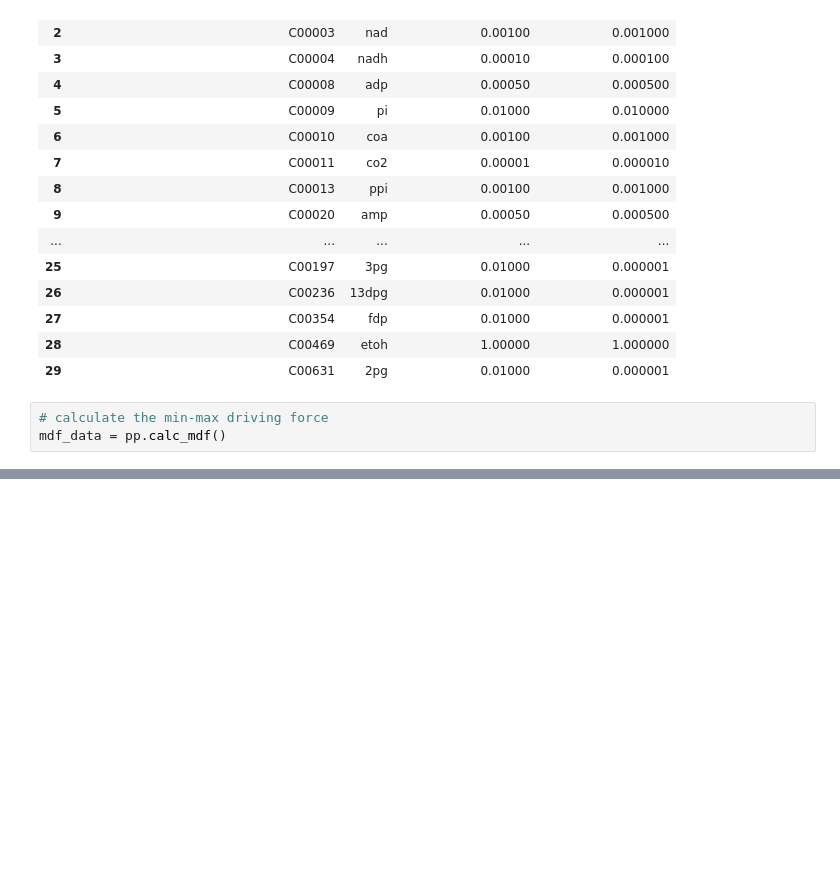
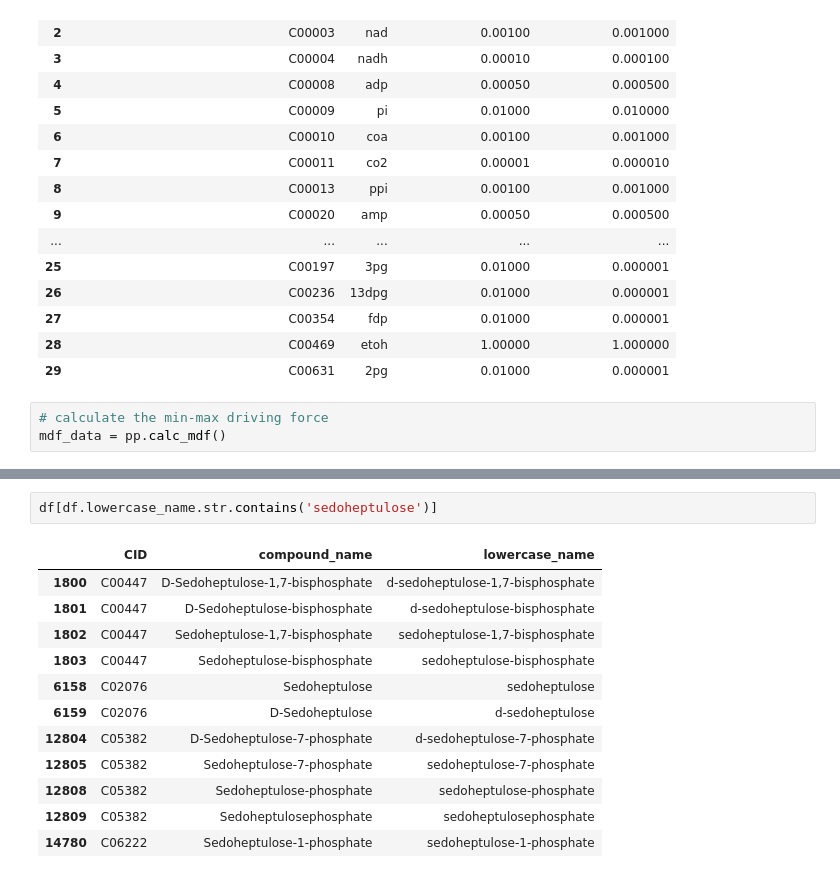
Before and after one commit to satyakamdash/Ctherm_thermo, a Jupyter notebook: Model_setup.ipynb, the cells around one changed output, grey strips where cells are left out. Drawn from its saved outputs; the diff is of its cells as text; blank space fills up the shorter version.

```diff
--- a/Model_setup.ipynb
+++ b/Model_setup.ipynb
@@ -170,0 +235,15 @@ result2 = mdf_data.conc_plot # name_to_cid doesn't seem to work the way I expect
+# %%
+df[df.lowercase_name.str.contains('sedoheptulose')]
+# %% [output]
+|  | CID | compound_name | lowercase_name |
+| 1800 | C00447 | D-Sedoheptulose-1,7-bisphosphate | d-sedoheptulose-1,7-bisphosphate |
+| 1801 | C00447 | D-Sedoheptulose-bisphosphate | d-sedoheptulose-bisphosphate |
+| 1802 | C00447 | Sedoheptulose-1,7-bisphosphate | sedoheptulose-1,7-bisphosphate |
+| 1803 | C00447 | Sedoheptulose-bisphosphate | sedoheptulose-bisphosphate |
+| 6158 | C02076 | Sedoheptulose | sedoheptulose |
+| 6159 | C02076 | D-Sedoheptulose | d-sedoheptulose |
+| 12804 | C05382 | D-Sedoheptulose-7-phosphate | d-sedoheptulose-7-phosphate |
+| 12805 | C05382 | Sedoheptulose-7-phosphate | sedoheptulose-7-phosphate |
+| 12808 | C05382 | Sedoheptulose-phosphate | sedoheptulose-phosphate |
+| 12809 | C05382 | Sedoheptulosephosphate | sedoheptulosephosphate |
+| 14780 | C06222 | Sedoheptulose-1-phosphate | sedoheptulose-1-phosphate |
```
Also changed, not shown: parts of 10 cells of this notebook, 3 other files.
